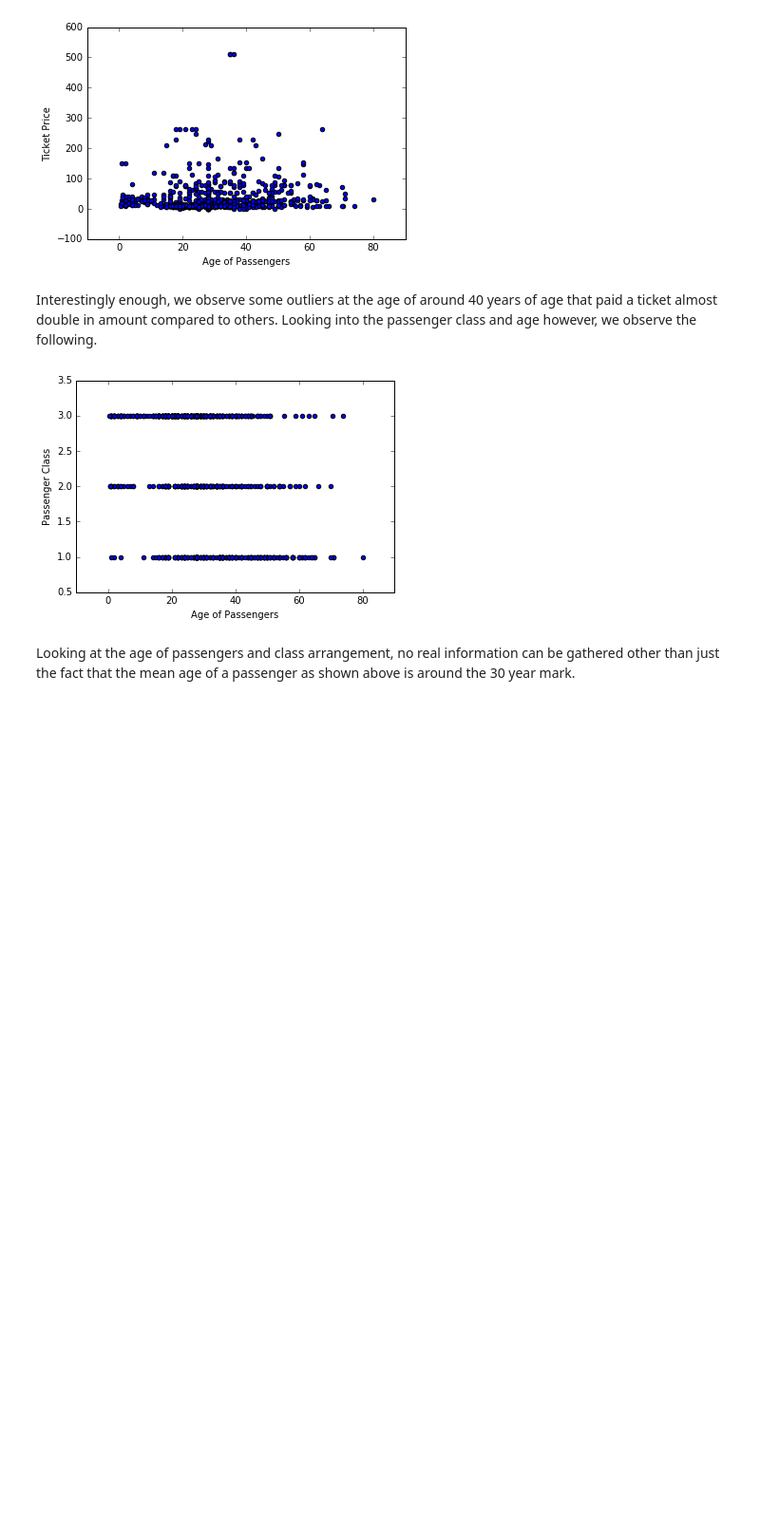
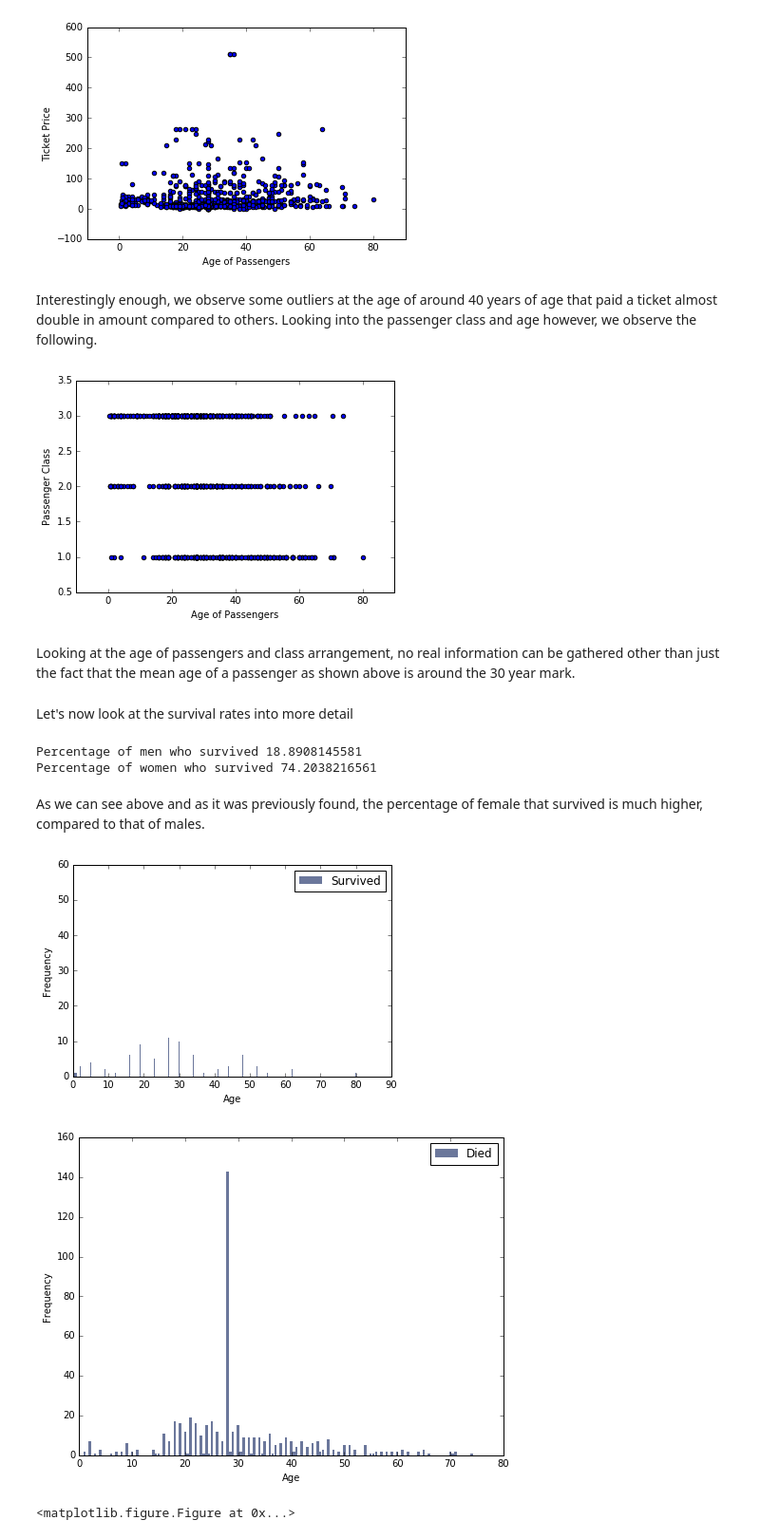
Before and after one commit to flymperopoulos/DataScience16WarmupProject, a Jupyter notebook: data_exploration.ipynb, the cells around one changed output. Shown at 95% size. Cells and saved outputs as stored; diff of their text form; code cells hidden in the pictures; blank space fills up the shorter version.

Commit message:
ADD: more graphs on survival stuff

```diff
--- a/data_exploration.ipynb
+++ b/data_exploration.ipynb
@@ -140,3 +140,40 @@ plt.show()
 [figure]
 # %% [markdown]
 Looking at the age of passengers and class arrangement, no real information can be gathered other than just the fact that the mean age of a passenger as shown above is around the 30 year mark.
+# %% [markdown]
+Let's now look at the survival rates into more detail
+# %%
+import thinkstats2
+import thinkplot
+
+# Group male and female
+men = titanic_train[titanic_train.Sex == 'male']
+women = titanic_train[titanic_train.Sex == 'female']
+
+# See percentages of survival
+print 'Percentage of men who survived', (float(len(men[men.Survived == 1]))/len(men)) * 100
+print 'Percentage of women who survived', (float(len(women[women.Survived == 1]))/len(women))*100
+# %% [output]
+Percentage of men who survived 18.8908145581
+Percentage of women who survived 74.2038216561
+# %% [markdown]
+As we can see above and as it was previously found, the percentage of female that survived is much higher, compared to that of males.
+# %%
+# Survived
+survivors = titanic_train[titanic_train.Survived == 1];
+
+# Dead
+dead = titanic_train[titanic_train.Survived == 0];
+
+survivors_hist = thinkstats2.Hist(survivors.Age)
+dead_hist = thinkstats2.Hist(dead.Age)
+
+thinkplot.Hist(survivors_hist, label='Survived')
+thinkplot.Show(xlabel='Age', ylabel='Frequency')
+
+thinkplot.Hist(dead_hist, label='Died')
+thinkplot.Show(xlabel='Age', ylabel='Frequency')
+# %% [output]
+[figure, added]
+[figure, added]
+<matplotlib.figure.Figure at 0x...>
```
Also changed, not shown: parts of 1 cell of this notebook.
